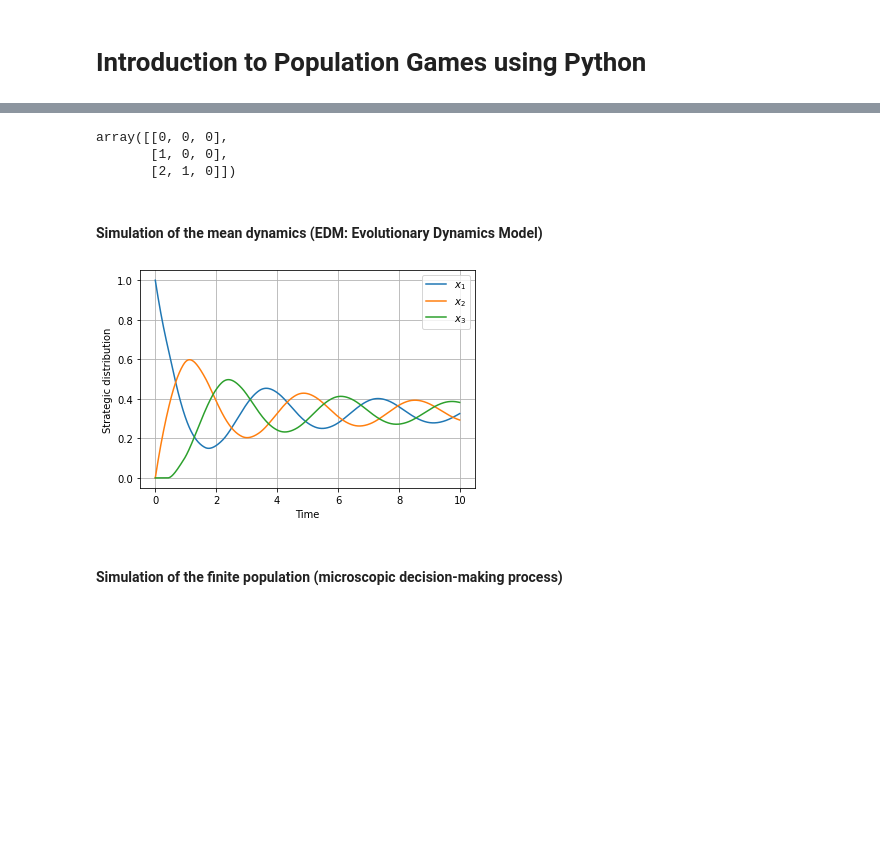
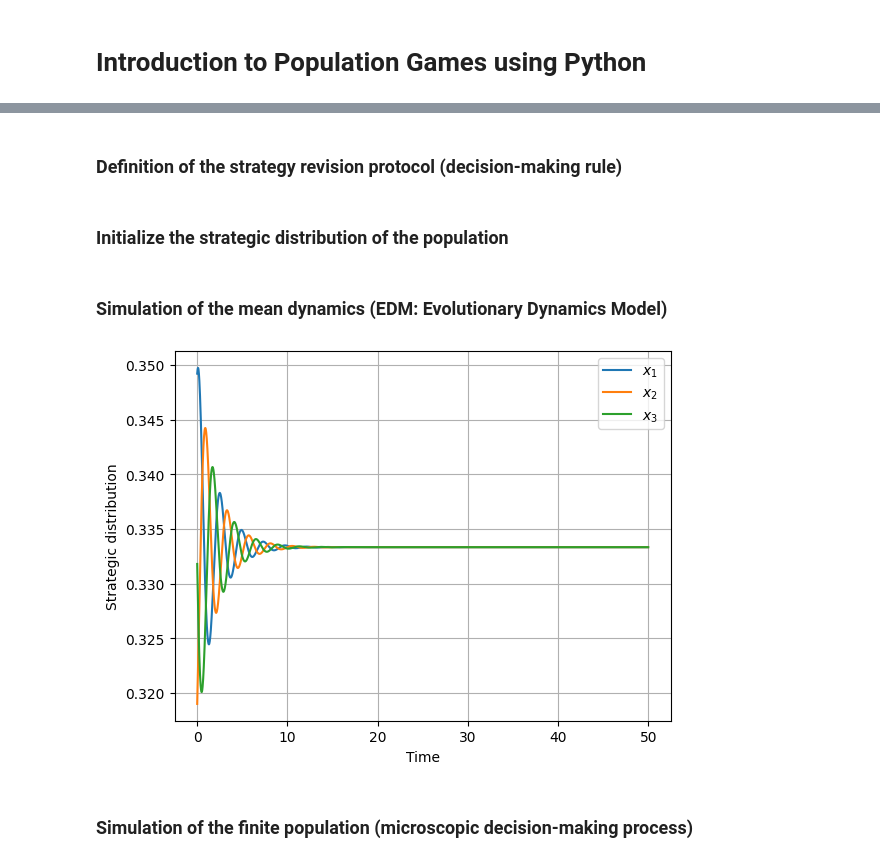
Before and after one commit to Martinez-Piazuelo/population_games, a Jupyter notebook: Part_1.ipynb, the cells around one changed output, grey strips where cells are left out. Saved outputs shown, nothing was run; the diff lists cells and outputs as text; code cells hidden in the pictures; blank space fills up the shorter version.

```diff
--- a/Part_1.ipynb
+++ b/Part_1.ipynb
@@ -11,0 +11,7 @@ n = 3       # Number of available strategies
+# %%
+N = 5000               # Number of agents in the population
+n = 3                  # Number of available strategies
+T = 50                 # Simulation time
+dt = 1e-2              # Step size for the continuous-time discretization
+num_iter = int(T/dt)   # Number of iterations for the simulations (number of steps)
+R = 1                  # Rate of the exponential distribution for the strategy revision times
@@ -12,47 +20,45 @@ n = 3       # Number of available strategies
 # %%
 # Definition of the fitness vector (example)
-A = np.array([[0, -1, 1],
-              [1, 0, -1],
-              [-1, 1, 0]]) # Game: Rock, Paper, Scissors
+A = np.array([[0, -1, 2],
+              [2, 0, -1],
+              [-1, 2, 0]]) # Game: "Good" Rock, Paper, Scissors
 
 def fitness(x):
     return np.dot(A, x).reshape(n, 1)
+# %% [markdown]
+### Definition of the strategy revision protocol (decision-making rule)
 # %%
 # Definition of the revision protocol (example)
-nu = 10 # Saturation parameter
+nu = R/(n-1) # Saturation parameter (to ensure well-posed probabilities)
 def revision_protocol(x, p):
     return np.clip(p.reshape(n, 1) - p.reshape(1, n), 0, nu) # Example: saturated pairwise comparison
-# %% [output]
-array([[0, 0, 0],
-       [1, 0, 0],
-       [2, 1, 0]])
+# %% [markdown]
+### Initialize the strategic distribution of the population
+# %%
+selected_strategies = np.random.randint(0, n, N)          # Randomly sample the selected strategy for each agent
+x = get_strategic_distribution(N, n, selected_strategies) # Get the strategic distribution of the population
 # %% [markdown]
-#### Simulation of the mean dynamics (EDM: Evolutionary Dynamics Model)
+### Simulation of the mean dynamics (EDM: Evolutionary Dynamics Model)
 # %%
-T = 10                  # Simulation time
-dt = 1e-2               # Step size
-num_iter = int(T/dt)    # Number of iterations
-
 # Mean dynamics
-x = np.array([1,0,0]).reshape(n,1) # Initial condition
 x_log = np.zeros((n, num_iter))
 for k in range(num_iter):
     x_log[:, k] = x.reshape(-1)
     p = fitness(x) # Payoff vector (memoryless)
     revs = revision_protocol(x, p)
     dx = np.sum(x.T*revs - x*revs.T, 1).reshape(n, 1)
     x = x + dt*dx
 
 # Plot results
 time = np.arange(num_iter)*dt
 plt.figure(1)
 for i in range(n):
     plt.plot(time, x_log[i, :], label=r'$x_'+str(i+1)+r'$')
 plt.grid()
 plt.xlabel('Time')
 plt.ylabel('Strategic distribution')
 plt.legend();
 # %% [output]
-[figure, old version]
+[figure, new version]
 # %% [markdown]
-#### Simulation of the finite population (microscopic decision-making process)
+### Simulation of the finite population (microscopic decision-making process)
```
Also changed, not shown: parts of 5 cells of this notebook, 2 other files.
